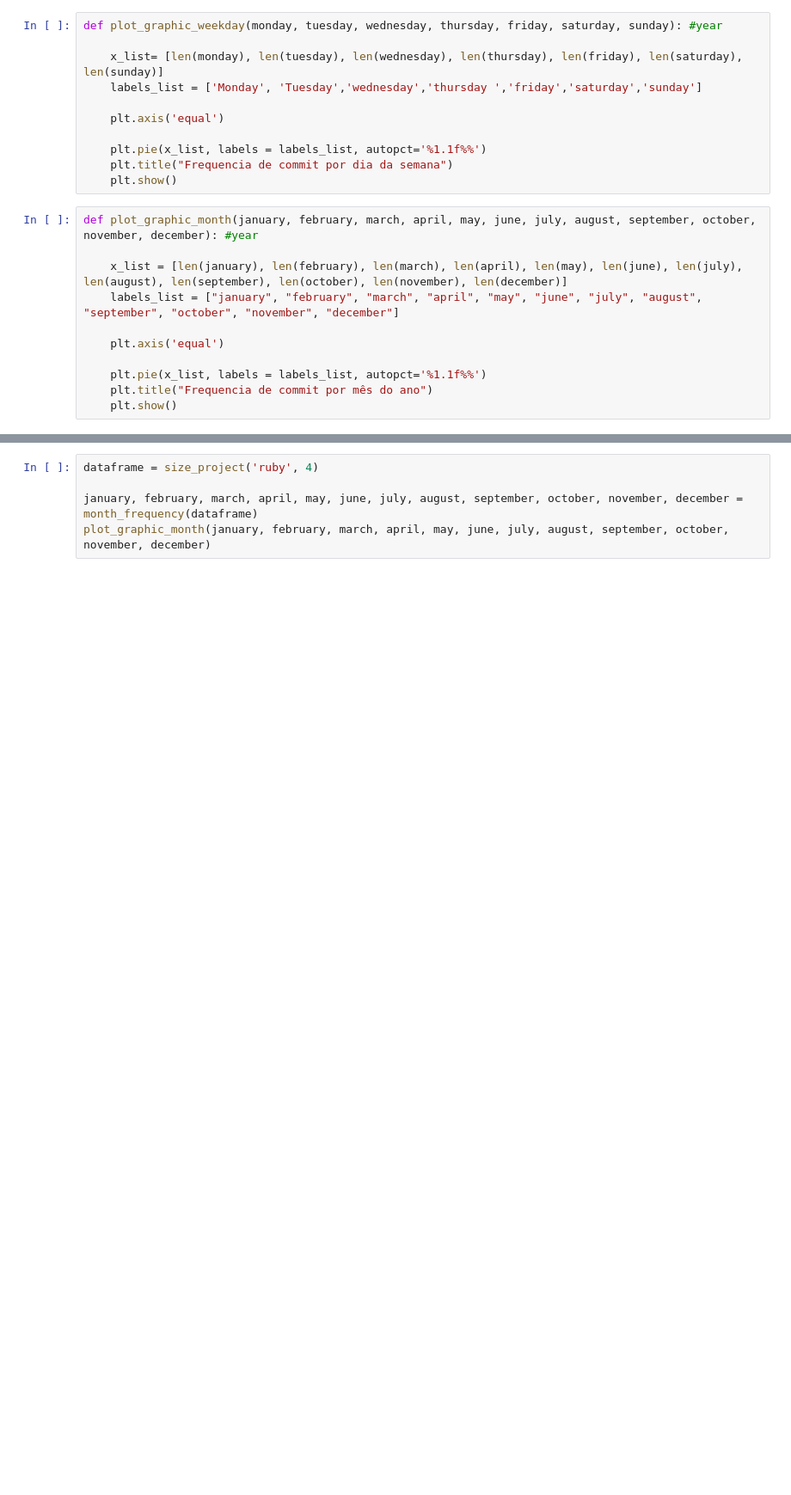
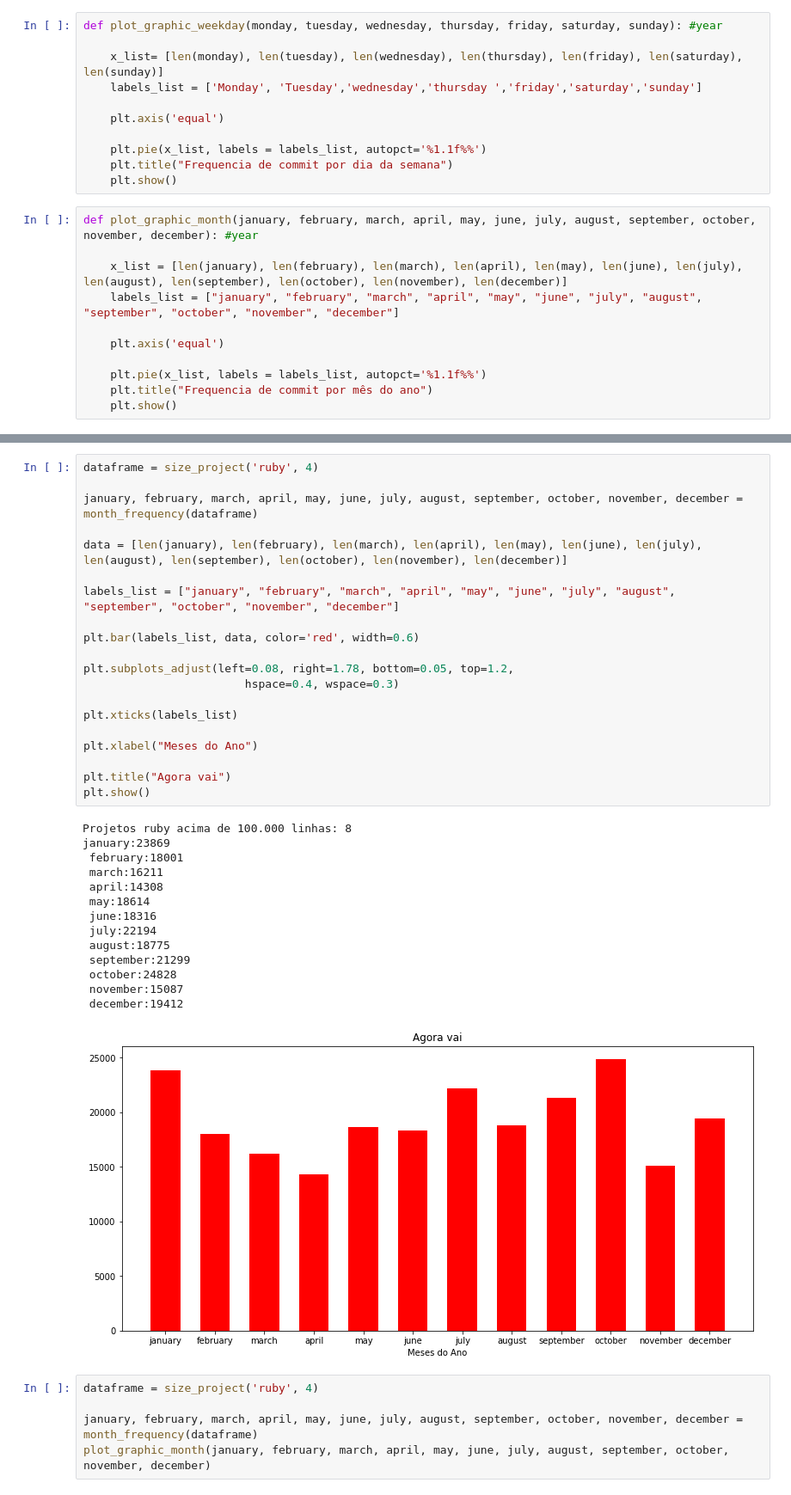
Before and after one commit to wagnernegrao/ci-analysis, a Jupyter notebook: ci_analysis.ipynb, the cells around one changed output, grey strips where cells are left out. Shown at 86% size. Saved outputs shown, nothing was run; the diff lists cells and outputs as text; blank space fills up the shorter version.

```diff
--- a/ci_analysis.ipynb
+++ b/ci_analysis.ipynb
@@ -295,3 +354,38 @@ def plot_graphic_month(january, february, march, april, may, june, july, august,
+# %%
+dataframe = size_project('ruby', 4)
+
+january, february, march, april, may, june, july, august, september, october, november, december = month_frequency(dataframe)
+
+data = [len(january), len(february), len(march), len(april), len(may), len(june), len(july), len(august), len(september), len(october), len(november), len(december)]
+
+labels_list = ["january", "february", "march", "april", "may", "june", "july", "august", "september", "october", "november", "december"]
+
+plt.bar(labels_list, data, color='red', width=0.6)
+
+plt.subplots_adjust(left=0.08, right=1.78, bottom=0.05, top=1.2,
+                        hspace=0.4, wspace=0.3)
+
+plt.xticks(labels_list)
+
+plt.xlabel("Meses do Ano")
+
+plt.title("Agora vai")
+plt.show()
+# %% [output]
+Projetos ruby acima de 100.000 linhas: 8
+january:23869
+ february:18001
+ march:16211
+ april:14308
+ may:18614
+ june:18316
+ july:22194
+ august:18775
+ september:21299
+ october:24828
+ november:15087
+ december:19412
+[figure, added]
 # %%
 dataframe = size_project('ruby', 4)
 
```
Also changed, not shown: parts of 3 cells of this notebook.
